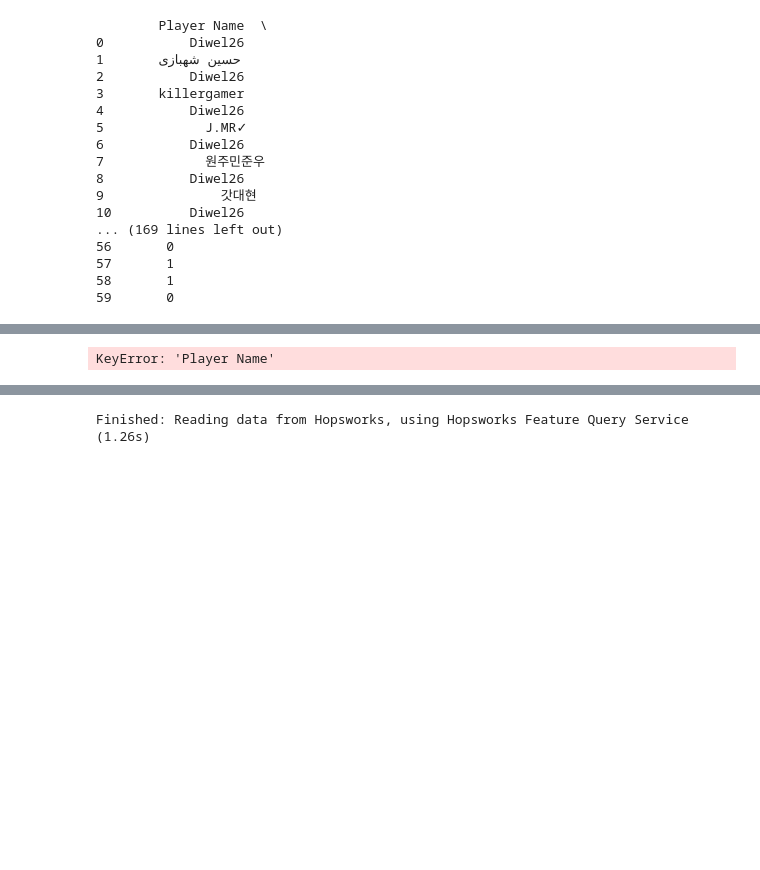
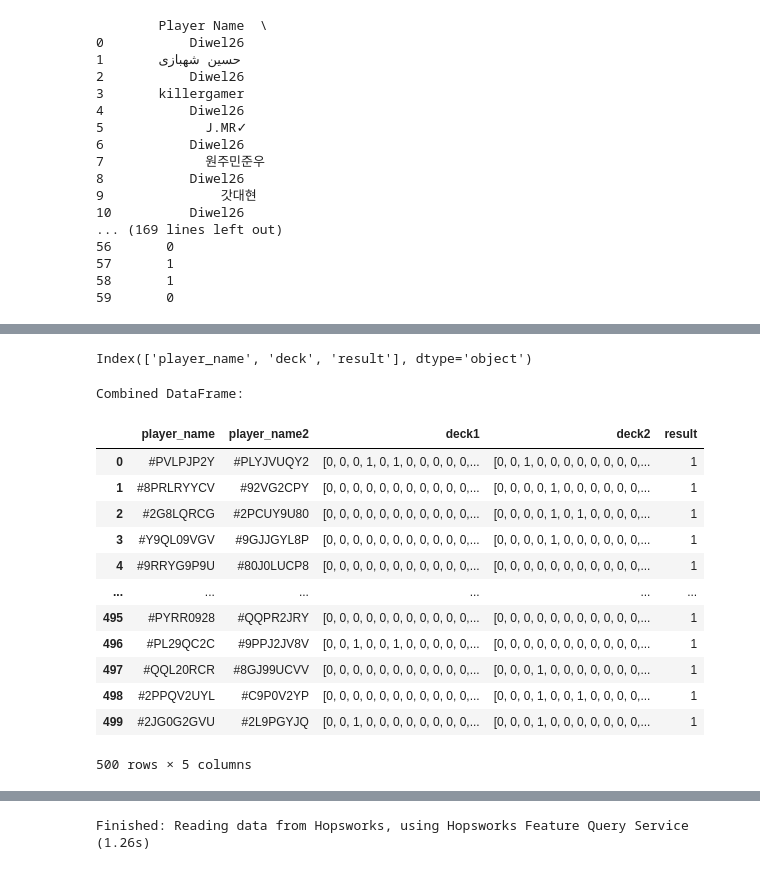
Before and after one commit to jacopodallafior/Clash-Royale-Project-main, a Jupyter notebook: notebooks/1_clash_royale_feature_backfill.ipynb, the cells around one changed output, grey strips where cells are left out. Cells and saved outputs as stored; diff of their text form; code cells hidden in the pictures; blank space fills up the shorter version.

```diff
--- a/notebooks/1_clash_royale_feature_backfill.ipynb
+++ b/notebooks/1_clash_royale_feature_backfill.ipynb
@@ -536,29 +568,42 @@ print(df)
+# %%
+print(result_df1.columns)
+# %% [output]
+Index(['player_name', 'deck', 'result'], dtype='object')
 # %%
-
-
-# Assuming `df` is your DataFrame
-# Combine every two rows into a single row
+# Combine rows for matches into a single row
 combined_rows = []
-for i in range(0, len(df), 2):  # Iterate in steps of 2
-    row1 = df.iloc[i]  # Winner
-    row2 = df.iloc[i + 1] if i + 1 < len(df) else None  # Loser (Handle odd rows gracefully)
+for i in range(0, len(result_df), 2):  # Iterate in steps of 2
+    row1 = result_df1.iloc[i]
+    row2 = result_df1.iloc[i + 1] if i + 1 < len(result_df) else None  # Handle odd-length DataFrame
 
     if row2 is not None:
+        # Combine rows into a single match
         combined_rows.append({
-            'player_name': row1['Player Name'],
-            'player_name2': row2['Player Name'],
-            'deck': row1['Deck'],
-            'deck2': row2['Deck'],
-            'result': row1['Result'],  # Should be 1
-            'result2': row2['Result'],  # Should be 0
+            'player_name': row1['player_name'],  # First player's name
+            'player_name2': row2['player_name'],  # Second player's name
+            'deck1': row1['deck'],  # One-hot encoded deck for player 1
+            'deck2': row2['deck'],  # One-hot encoded deck for player 2
+            'result': row1['result'],  # 1 if deck1 wins, 0 if deck2 wins
         })
 
-# Convert the combined rows to a DataFrame
-combined_df1 = pd.DataFrame(combined_rows)
+# Create the combined DataFrame
+combined_df = pd.DataFrame(combined_rows)
 
 # Display the resulting DataFrame
-print(combined_df1)
-
-df = combined_df1
+print("Combined DataFrame:")
+combined_df
 # %% [output]
-KeyError: 'Player Name'
+Combined DataFrame:
+|  | player_name | player_name2 | deck1 | deck2 | result |
+| 0 | #PVLPJP2Y | #PLYJVUQY2 | [0, 0, 0, 1, 0, 1, 0, 0, 0, 0, 0,... | [0, 0, 1, 0, 0, 0, 0, 0, 0, 0, 0,... | 1 |
+| 1 | #8PRLRYYCV | #92VG2CPY | [0, 0, 0, 0, 0, 0, 0, 0, 0, 0, 0,... | [0, 0, 0, 0, 1, 0, 0, 0, 0, 0, 0,... | 1 |
+| 2 | #2G8LQRCG | #2PCUY9U80 | [0, 0, 0, 0, 0, 0, 0, 0, 0, 0, 0,... | [0, 0, 0, 0, 1, 0, 1, 0, 0, 0, 0,... | 1 |
+| 3 | #Y9QL09VGV | #9GJJGYL8P | [0, 0, 0, 0, 0, 0, 0, 0, 0, 0, 0,... | [0, 0, 0, 0, 1, 0, 0, 0, 0, 0, 0,... | 1 |
+| 4 | #9RRYG9P9U | #80J0LUCP8 | [0, 0, 0, 0, 0, 0, 0, 0, 0, 0, 0,... | [0, 0, 0, 0, 0, 0, 0, 0, 0, 0, 0,... | 1 |
+| ... | ... | ... | ... | ... | ... |
+| 495 | #PYRR0928 | #QQPR2JRY | [0, 0, 0, 0, 0, 0, 0, 0, 0, 0, 0,... | [0, 0, 0, 0, 0, 0, 0, 0, 0, 0, 0,... | 1 |
+| 496 | #PL29QC2C | #9PPJ2JV8V | [0, 0, 1, 0, 0, 1, 0, 0, 0, 0, 0,... | [0, 0, 0, 0, 0, 0, 0, 0, 0, 0, 0,... | 1 |
+| 497 | #QQL20RCR | #8GJ99UCVV | [0, 0, 0, 0, 0, 0, 0, 0, 0, 0, 0,... | [0, 0, 0, 1, 0, 0, 0, 0, 0, 0, 0,... | 1 |
+| 498 | #2PPQV2UYL | #C9P0V2YP | [0, 0, 0, 0, 0, 0, 0, 0, 0, 0, 0,... | [0, 0, 0, 1, 0, 0, 1, 0, 0, 0, 0,... | 1 |
+| 499 | #2JG0G2GVU | #2L9PGYJQ | [0, 0, 1, 0, 0, 0, 0, 0, 0, 0, 0,... | [0, 0, 0, 1, 0, 0, 0, 0, 0, 0, 0,... | 1 |
+500 rows × 5 columns
```
Also changed, not shown: parts of 14 cells of this notebook.
